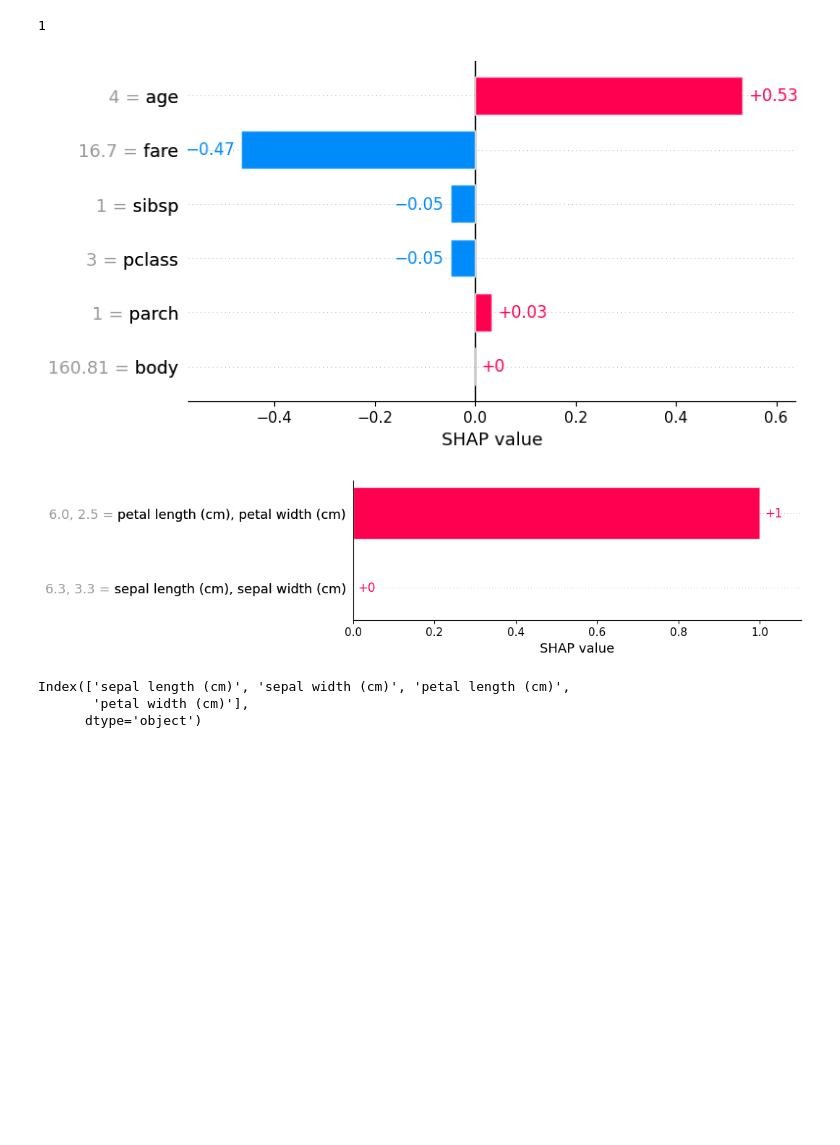
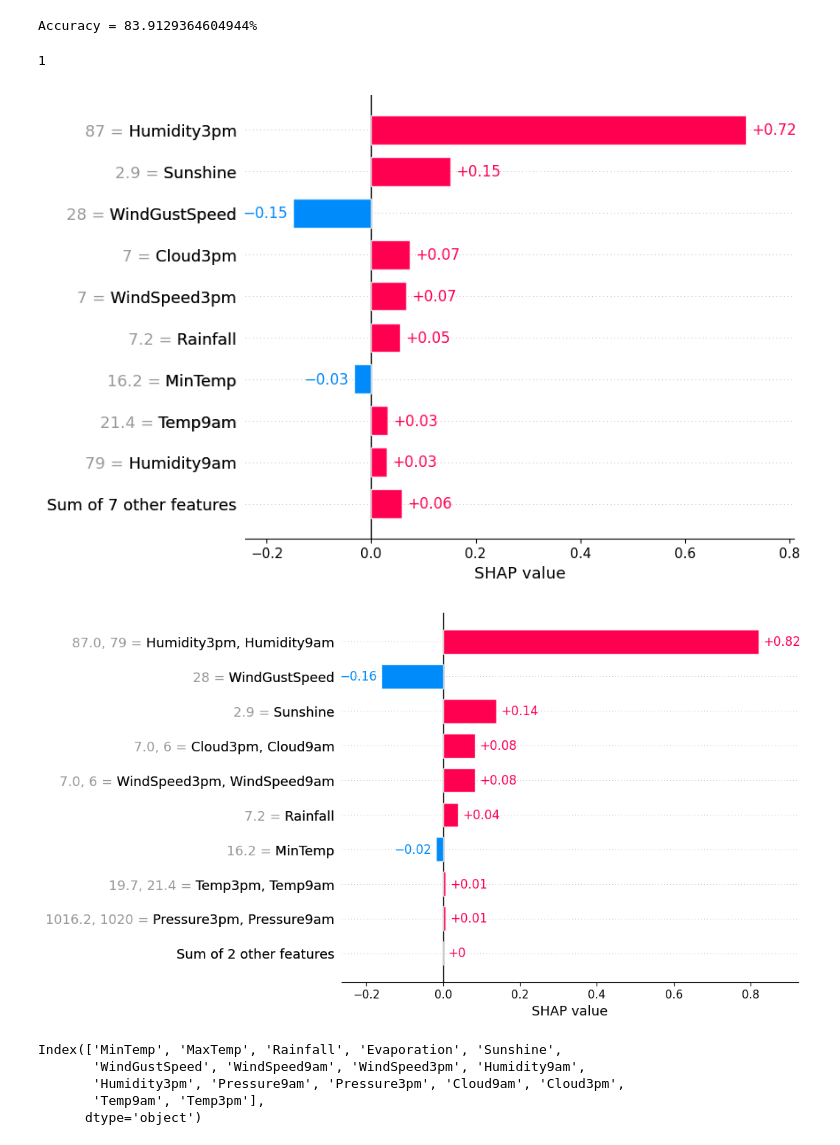
Before and after one commit to akleinau/Finch, a Jupyter notebook: classification_any_data.ipynb, the cells around one changed output. Cells and saved outputs as stored; diff of their text form; code cells hidden in the pictures; blank space fills up the shorter version.

Commit message:
add more datasets

```diff
--- a/classification_any_data.ipynb
+++ b/classification_any_data.ipynb
@@ -34,10 +40,18 @@ data
+# %%
+#import heart dataset
+data = pd.read_csv('datasets/heart.csv')
+y = data['output']
+X = data.drop(['output'], axis=1)
+data
 # %%
 X = X.select_dtypes(include=[np.number]) #filter X to only include numeric columns
 X = X.fillna(X.mean()) #fill NaN values with the mean of the column
 
+
 X_train, X_test, y_train, y_test = train_test_split(X, y, test_size=0.2, random_state=0)
 
 X_test = X_test.reset_index(drop=True)
+y_test = y_test.reset_index(drop=True)
 
 X_train_means = X_train.mean().to_frame().T
 
@@ -56,8 +70,10 @@ def print_accuracy(f):
     time.sleep(0.5)  # to let the print get out before any progress bars
 
 print_accuracy(nn.predict)
+# %% [output]
+Accuracy = 83.9129364604944%
 # %%
-INDEX = 5
+INDEX = 26
 y_test[INDEX]
 # %% [output]
 1
@@ -67,22 +83,25 @@ item = X_test.iloc[[INDEX]]
 shap_values = feature.calc_shap_values(item, X_train_means, nn, COLUMNS)
 shap.plots.bar(shap_values[0])
 # %% [output]
-[figure, old version]
+[figure, new version]
 # %%
 #entangle the named columns
-COL_LIST = [['sepal length (cm)', 'sepal width (cm)'], ['petal length (cm)', 'petal width (cm)']]
+#COL_LIST = [['Humidity3pm', 'Pressure3pm', 'Temp3pm', 'WindSpeed3pm', 'Cloud3pm'], ['Humidity9am', 'Pressure9am', 'Temp9am', 'WindSpeed9am', 'Cloud9am']]
+COL_LIST = [['Temp3pm', 'Temp9am'], ['Humidity3pm', 'Humidity9am'], ['Pressure3pm', 'Pressure9am'], ['WindSpeed3pm', 'WindSpeed9am'], ['Cloud3pm', 'Cloud9am']]
 
 tmp_X_test = feature.combine_columns(X_test.copy(), COL_LIST)
 tmp_X_train_means = feature.combine_columns(X_train_means.copy(), COL_LIST)
 
 item = tmp_X_test.iloc[[INDEX]]
 shap_values = feature.calc_shap_values(item, tmp_X_train_means, nn, COLUMNS)
 shap.plots.bar(shap_values[0])
 # %% [output]
-[figure, old version]
+[figure, new version]
 # %%
 COLUMNS
 # %% [output]
-Index(['sepal length (cm)', 'sepal width (cm)', 'petal length (cm)',
-       'petal width (cm)'],
+Index(['MinTemp', 'MaxTemp', 'Rainfall', 'Evaporation', 'Sunshine',
+       'WindGustSpeed', 'WindSpeed9am', 'WindSpeed3pm', 'Humidity9am',
+       'Humidity3pm', 'Pressure9am', 'Pressure3pm', 'Cloud9am', 'Cloud3pm',
+       'Temp9am', 'Temp3pm'],
       dtype='object')
```
Also changed, not shown: parts of 2 cells of this notebook, 1 other file.
